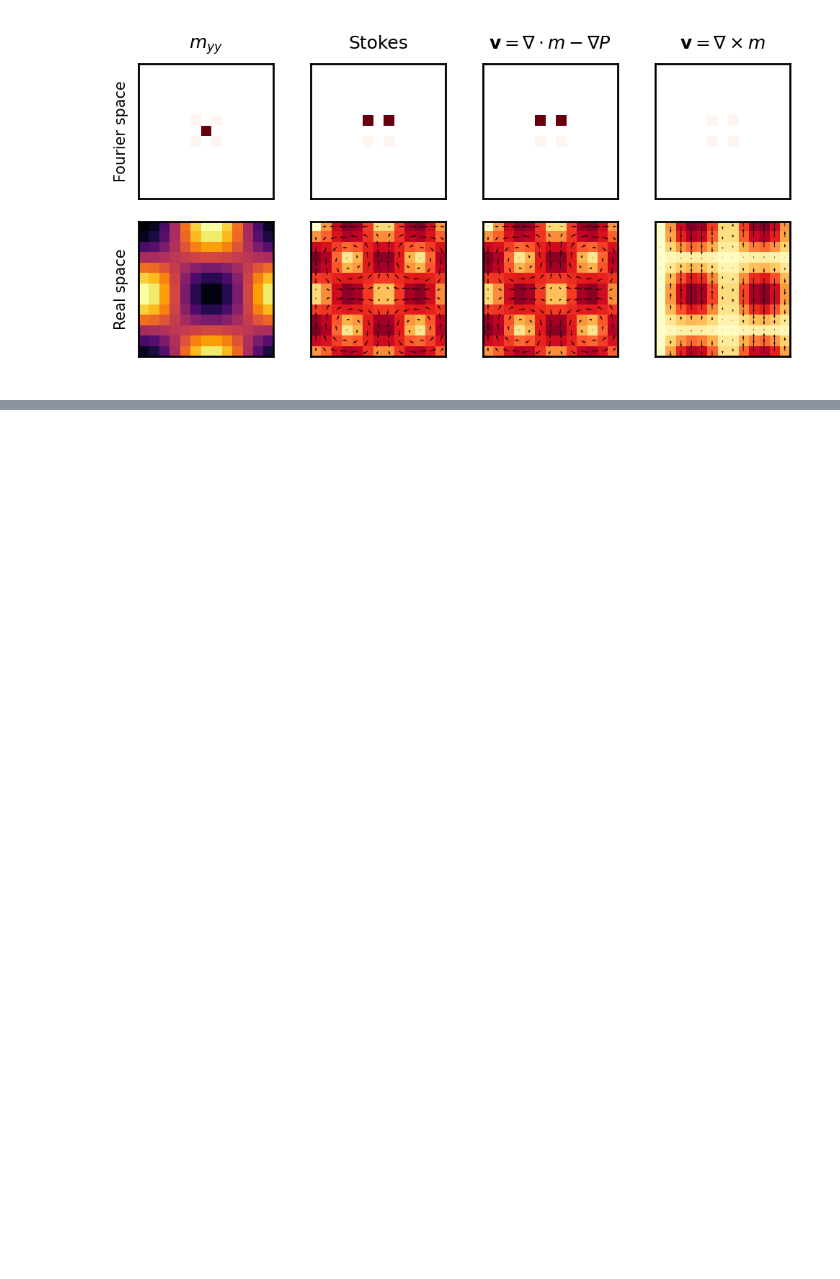
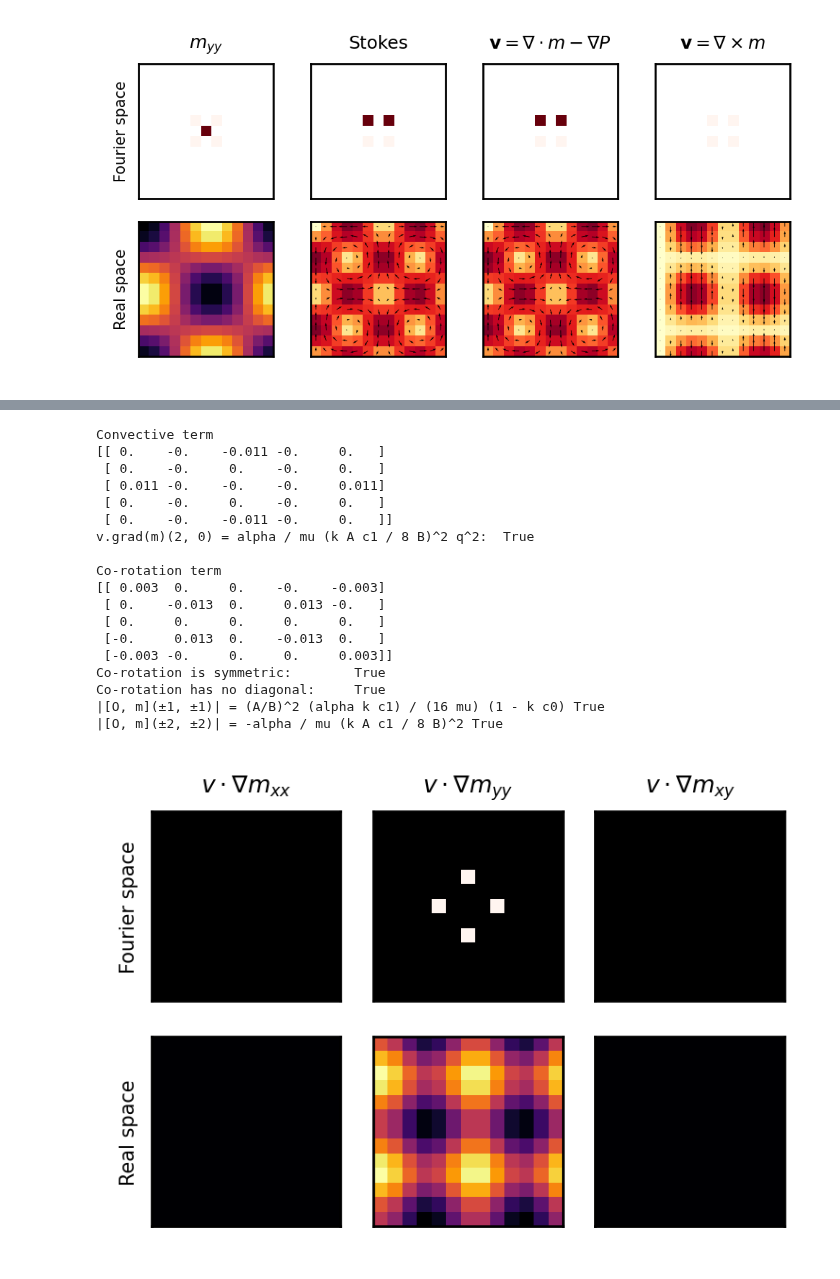
Before and after one commit to jcolen/drosophila_morphogenesis, a Jupyter notebook: MyosinSpectralAnalysis.ipynb, the cells around one changed output, grey strips where cells are left out. Cells and saved outputs as stored; diff of their text form; code cells hidden in the pictures; blank space fills up the shorter version.

```diff
--- a/MyosinSpectralAnalysis.ipynb
+++ b/MyosinSpectralAnalysis.ipynb
@@ -491,0 +743,65 @@ plt.tight_layout()
+# %%
+mij  = np.array([[1,  0], [0, 0]])[..., None, None] * m
+mijq = np.array([[1,  0], [0, 0]])[..., None, None] * mq
+
+print('Convective term')
+
+gradmq = 1.0j * qi[:, None, None] * mijq[None]
+gradm = np.fft.ifft2(gradmq).real
+#print(first_N_harmonics(gradmq[0, 0, 0], N=1).imag)
+
+#gradm = np.stack([
+#    np.gradient(np.pad(mij,((0, 0), (0, 0), (2, 2), (0, 0)), mode='wrap'), 1/N, axis=-2, edge_order=1)[..., 2:-2, :],
+#    np.gradient(np.pad(mij,((0, 0), (0, 0), (0, 0), (2, 2)), mode='wrap'), 1/N, axis=-1, edge_order=1)[..., :, 2:-2],
+#])
+#gradmq = np.fft.fft2(gradm) / N**2
+#print(first_N_harmonics(gradmq[0, 0, 0], N=1).imag)
+
+vgradm = np.einsum('kyx,kijyx->ijyx', vi, gradm)
+vgradmq = np.fft.fft2(vgradm)
+
+print(first_N_harmonics(vgradmq[0, 0], N=2).real)
+print('v.grad(m)(2, 0) = alpha / mu (k A c1 / 8 B)^2 q^2: ', np.allclose(vgradmq[0, 0, 0, 2].real,
+                                                                         am * (k * A * c1 / 8 / B)**2 * 4))
+
+plot_tensor(vgradm, vgradmq, 'v \\cdot \\nabla m')
+
+wq = 1j * (qi[1] * vq[0] - qi[0] * vq[1]) / 2.
+w = np.fft.ifft2(wq).real * N**2
+
+wij = np.array([[0, -1], [1, 0]])[..., None, None] * w
+Om = np.einsum('ikyx,kjyx->ijyx', wij, mij) - np.einsum('ikyx,kjyx->ijyx', mij, wij)
+Omq = np.fft.fft2(Om) / N**2
+
+print('\nCo-rotation term')
+print(first_N_harmonics(Omq[1, 0], N=2).real)
+
+print('Co-rotation is symmetric:\t', np.allclose(Omq, Omq[::-1, ::-1]))
+print('Co-rotation has no diagonal:\t', np.logical_and(np.allclose(Omq[0, 0], 0), np.allclose(Omq[1, 1], 0)))
+
+print('|[O, m](±1, ±1)| = (A/B)^2 (alpha k c1) / (16 mu) (1 - k c0)', np.allclose(Omq[1, 0, 1, 1].real,
+                                                                                  A**2 / B**2 * am * k * c1 / 16 * (1 - k * c0)))
+print('|[O, m](±2, ±2)| = -alpha / mu (k A c1 / 8 B)^2', np.allclose(Omq[1, 0, 2, 2].real,
+                                                                     -am * (k * A * c1 / 8 / B)**2))
+
+plot_tensor(Om, Omq, '[\\Omega, m]')
+# %% [output]
+Convective term
+[[ 0.    -0.    -0.011 -0.     0.   ]
+ [ 0.    -0.     0.    -0.     0.   ]
+ [ 0.011 -0.    -0.    -0.     0.011]
+ [ 0.    -0.     0.    -0.     0.   ]
+ [ 0.    -0.    -0.011 -0.     0.   ]]
+v.grad(m)(2, 0) = alpha / mu (k A c1 / 8 B)^2 q^2:  True
+
+Co-rotation term
+[[ 0.003  0.     0.    -0.    -0.003]
+ [ 0.    -0.013  0.     0.013 -0.   ]
+ [ 0.     0.     0.     0.     0.   ]
+ [-0.     0.013  0.    -0.013  0.   ]
+ [-0.003 -0.     0.     0.     0.003]]
+Co-rotation is symmetric:        True
+Co-rotation has no diagonal:     True
+|[O, m](±1, ±1)| = (A/B)^2 (alpha k c1) / (16 mu) (1 - k c0) True
+|[O, m](±2, ±2)| = -alpha / mu (k A c1 / 8 B)^2 True
+[figure, added]
```
Also changed, not shown: parts of 11 cells of this notebook, 5 other files.
